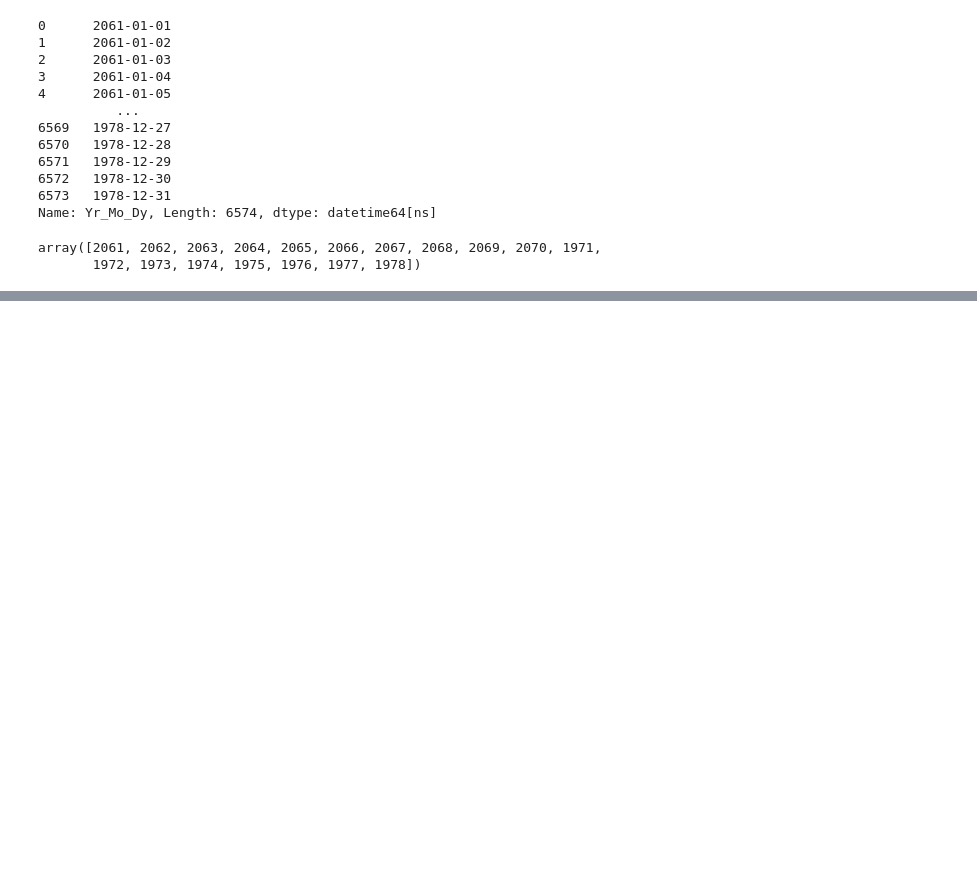
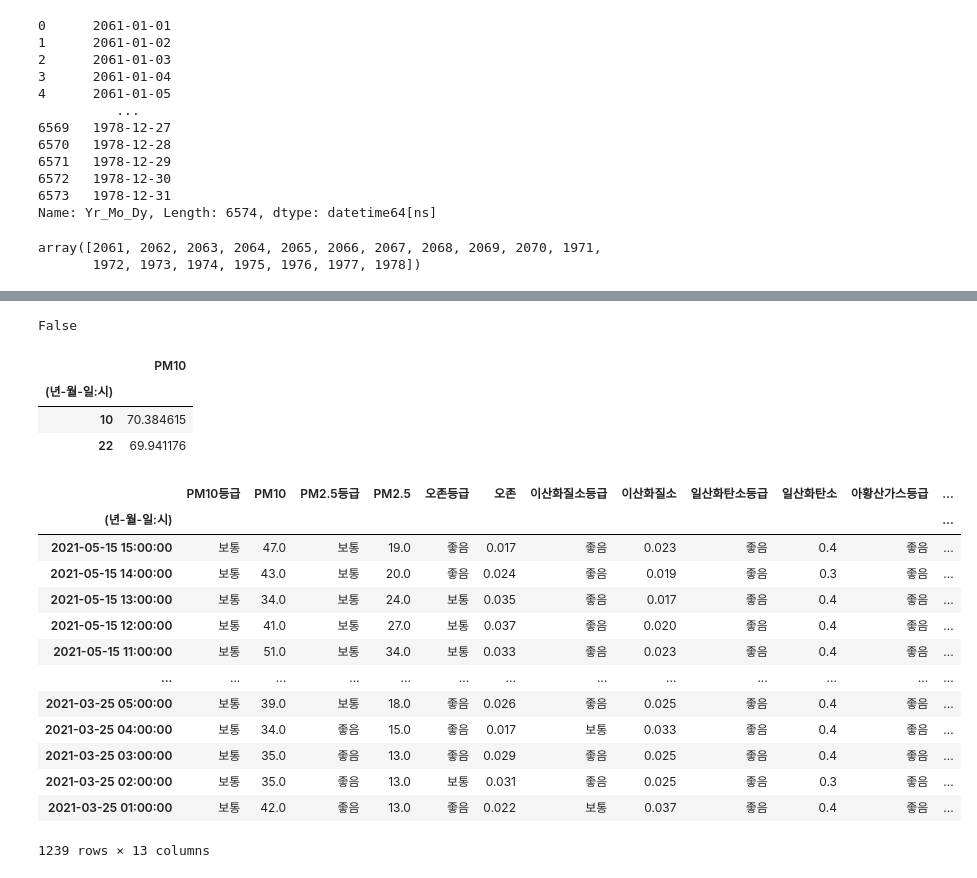
Before and after one commit to chickengak/TIL, a Jupyter notebook: dev-journey/big-data/빅분기-실기-datamanim-preprocessing.ipynb, the cells around one changed output, grey strips where cells are left out. Drawn from its saved outputs; the diff is of its cells as text; code cells hidden in the pictures; blank space fills up the shorter version.

```diff
--- a/dev-journey/big-data/빅분기-실기-datamanim-preprocessing.ipynb
+++ b/dev-journey/big-data/빅분기-실기-datamanim-preprocessing.ipynb
@@ -1273,0 +1343,24 @@ ans.head(4)
+# %%
+"""서울시 미세먼지 데이터 : https://www.airkorea.or.kr/web/realSearch?pMENU_NO=97
+ DataUrl = ‘https://raw.githubusercontent.com/Datamanim/pandas/main/seoul_pm.csv’"""
+# Q76. 년-월-일:시 컬럼을 pandas에서 인식할 수 있는 datetime 형태로 변경하라.           ★
+# 서울시의 제공데이터의 경우 0시가 24시로 표현된다
+
+df = pd.read_csv("https://raw.githubusercontent.com/Datamanim/pandas/main/seoul_pm.csv")
+import datetime
+def changeDate(x):
+    date, hour = x.split(':')
+    return pd.to_datetime(date + ' ' + ('0' + str(temp) if (temp:=int(hour)%24)<10 else str(temp)))
+df['(년-월-일:시)'] = df['(년-월-일:시)'].map(changeDate)
+def change_date(x):
+    date, hour = x.split(':')
+
+    if hour =='24':
+        hour ='00:00:00'
+        FinalDate = pd.to_datetime(date +" "+hour) +datetime.timedelta(days=1)
+    else:
+        hour = hour +':00:00'
+        FinalDate = pd.to_datetime(date +" "+hour)
+    return FinalDate
+print(df.head(3))
+df.info()
@@ -1273,0 +1385,5 @@ ans.head(4)
+# %%
+# Q77. 일자별 영어요일 이름을 dayName 컬럼에 저장하라       ★
+
+df['dayName'] = df['(년-월-일:시)'].dt.day_name().str.upper().str[:3]
+df['dayName']
@@ -1273,0 +1443,41 @@ ans.head(4)
+# %%
+# Q79. 시간이 연속적으로 존재하며 결측치가 없는지 확인하라      ★
+
+df['(년-월-일:시)'].diff().unique()
+check = len(df['(년-월-일:시)'].diff().unique())
+if check ==2:
+    print(True)
+else:
+    print(False)
+# %% [output]
+False
+# %%
+# Q80. 오전 10시와 오후 10시(22시)의 PM10의 평균값을 각각 구하여라
+
+df.groupby(df['(년-월-일:시)'].dt.hour)['PM10'].mean().loc[[10, 22]].to_frame()
+# %% [output]
+|  | PM10 |
+| (년-월-일:시) |  |
+| 10 | 70.384615 |
+| 22 | 69.941176 |
+# %%
+# Q81. 날짜 컬럼을 index로 만들어라
+
+ans = df.set_index('(년-월-일:시)')
+#df.set_index('(년-월-일:시)',inplace=True,drop=True) # 인자 굳이
+ans
+# %% [output]
+|  | PM10등급 | PM10 | PM2.5등급 | PM2.5 | 오존등급 | 오존 | 이산화질소등급 | 이산화질소 | 일산화탄소등급 | 일산화탄소 | 아황산가스등급 | ... |
+| (년-월-일:시) |  |  |  |  |  |  |  |  |  |  |  | ... |
+| 2021-05-15 15:00:00 | 보통 | 47.0 | 보통 | 19.0 | 좋음 | 0.017 | 좋음 | 0.023 | 좋음 | 0.4 | 좋음 | ... |
+| 2021-05-15 14:00:00 | 보통 | 43.0 | 보통 | 20.0 | 좋음 | 0.024 | 좋음 | 0.019 | 좋음 | 0.3 | 좋음 | ... |
+| 2021-05-15 13:00:00 | 보통 | 34.0 | 보통 | 24.0 | 보통 | 0.035 | 좋음 | 0.017 | 좋음 | 0.4 | 좋음 | ... |
+| 2021-05-15 12:00:00 | 보통 | 41.0 | 보통 | 27.0 | 보통 | 0.037 | 좋음 | 0.020 | 좋음 | 0.4 | 좋음 | ... |
+| 2021-05-15 11:00:00 | 보통 | 51.0 | 보통 | 34.0 | 보통 | 0.033 | 좋음 | 0.023 | 좋음 | 0.4 | 좋음 | ... |
+| ... | ... | ... | ... | ... | ... | ... | ... | ... | ... | ... | ... | ... |
+| 2021-03-25 05:00:00 | 보통 | 39.0 | 보통 | 18.0 | 좋음 | 0.026 | 좋음 | 0.025 | 좋음 | 0.4 | 좋음 | ... |
+| 2021-03-25 04:00:00 | 보통 | 34.0 | 좋음 | 15.0 | 좋음 | 0.017 | 보통 | 0.033 | 좋음 | 0.4 | 좋음 | ... |
+| 2021-03-25 03:00:00 | 보통 | 35.0 | 좋음 | 13.0 | 좋음 | 0.029 | 좋음 | 0.025 | 좋음 | 0.4 | 좋음 | ... |
+| 2021-03-25 02:00:00 | 보통 | 35.0 | 좋음 | 13.0 | 보통 | 0.031 | 좋음 | 0.025 | 좋음 | 0.3 | 좋음 | ... |
+| 2021-03-25 01:00:00 | 보통 | 42.0 | 좋음 | 13.0 | 좋음 | 0.022 | 보통 | 0.037 | 좋음 | 0.4 | 좋음 | ... |
+1239 rows × 13 columns
```
Also changed, not shown: parts of 56 cells of this notebook, 1 other file.
